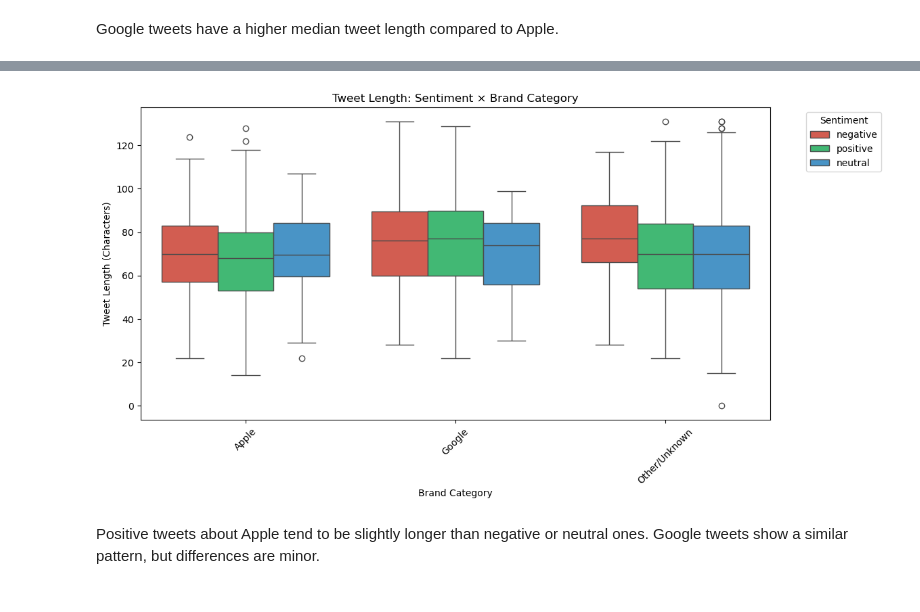
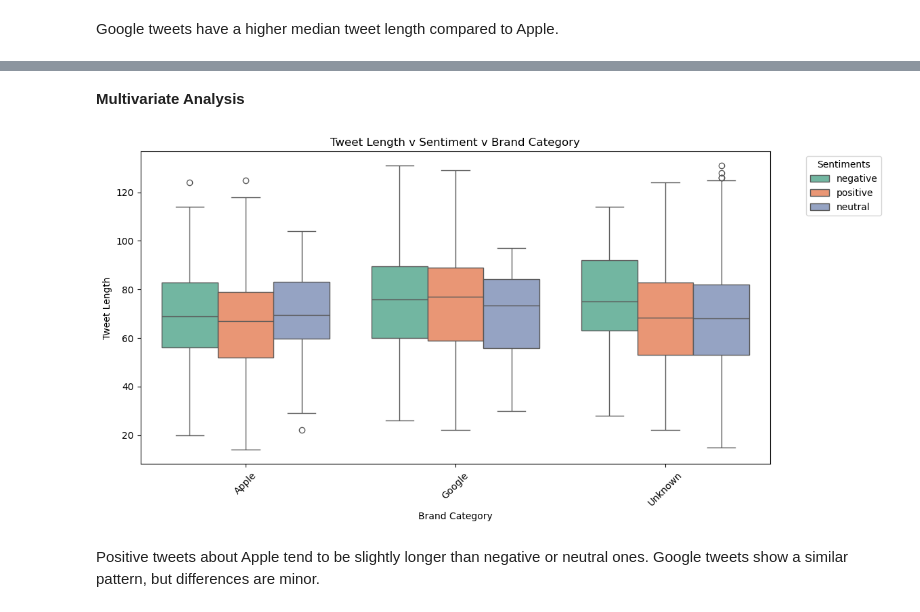
Before and after one commit to zippy345/Tweets_Group_8_project, a Jupyter notebook: sentiments.ipynb, the cells around one changed output, grey strips where cells are left out. Cells and saved outputs as stored; diff of their text form; code cells hidden in the pictures.

```diff
--- a/sentiments.ipynb
+++ b/sentiments.ipynb
@@ -250,7 +258,7 @@ brand_mapping = {
 }
 
 # Apply the mapping
-df['brand_category'] = df['emotion_in_tweet_is_directed_at'].map(brand_mapping).fillna('Other/Unknown')
+df['brand_category'] = df['emotion_in_tweet_is_directed_at'].map(brand_mapping).fillna('Unknown')
 
 # Check Value counts of the new column
 print(df['brand_category'].value_counts())
@@ -317,21 +329,24 @@ NEUTRAL TWEETS
 # %%
 def clean_text(text):
-    # Initialize tools
-    stopwordlist = stopwords.words('english')
-    lemmatizer = WordNetLemmatizer()
+
     # Convert to lowercase
     text = text.lower()
+
     # Remove URLs, mentions, hashtags, special characters
     text = re.sub(r'https?://\S+/www.\S+', '', text) # Remove URLs
     text = re.sub(r'www.\S+', '', text)# Remove urls
     text = re.sub(r'@\w+', '', text) # Remove mentions
     text = re.sub(r"#(\w+)", r"\1", text) # Remove the # symbol from hashtags but keep the text
     text = re.sub(r"\brt\b", "", text, flags = re.IGNORECASE)  # Remove 'RT' for retweets
-    text = re.sub(r"[^a-zA-Z0-9\s]", " ", text) # Keep numbers and letters, replace other punctuation with spaces
+    text = re.sub(r"[^a-zA-Z\s]", " ", text) # Keep letters and spaces
+
     # Tokenize the text
     tokens = word_tokenize(text)
+
     # Remove stopwords and lemmatize
+
     cleaned_tokens = [lemmatizer.lemmatize(token) for token in tokens if token not in stopwordlist]
+
     # Join tokens back to string
     cleaned_text = ' '.join(cleaned_tokens)
     return cleaned_text
@@ -498,15 +488,16 @@ plt.show()
+# %% [markdown]
+**Multivariate Analysis**
 # %%
 plt.figure(figsize = (12, 6))
-sns.boxplot(data=df, x='brand_category', y='tweet_length', hue='sentiments',
-            palette={'positive': '#2ecc71', 'neutral': '#3498db', 'negative': '#e74c3c'})
-plt.title('Tweet Length: Sentiment × Brand Category')
+sns.boxplot(data = df, x = 'brand_category', y = 'tweet_length', hue = 'sentiments', palette = 'Set2')
+plt.title('Tweet Length v Sentiment v Brand Category')
 plt.xlabel('Brand Category')
-plt.ylabel('Tweet Length (Characters)')
-plt.legend(title='Sentiment', bbox_to_anchor=(1.05, 1), loc='upper left')
-plt.xticks(rotation=45)
+plt.ylabel('Tweet Length')
+plt.legend(title = 'Sentiments', bbox_to_anchor=(1.05, 1), loc = 'upper left')
+plt.xticks(rotation = 45)
 plt.show()
 # %% [output]
-[figure, old version]
+[figure, new version]
 # %% [markdown]
 Positive tweets about Apple tend to be slightly longer than negative or neutral ones.
 Google tweets show a similar pattern, but differences are minor.
```
Also changed, not shown: parts of 45 cells of this notebook.
